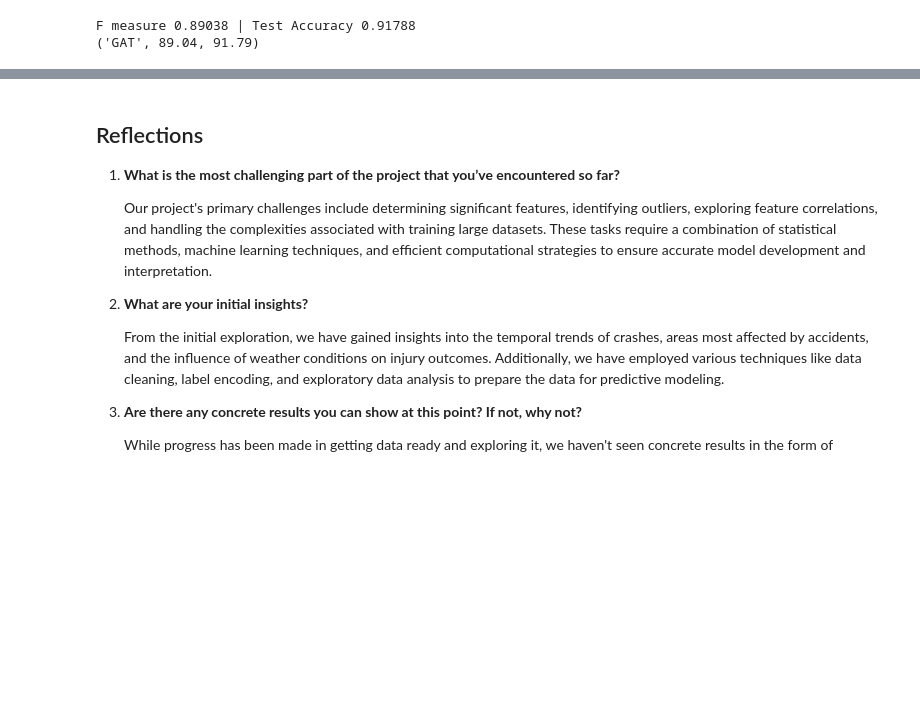
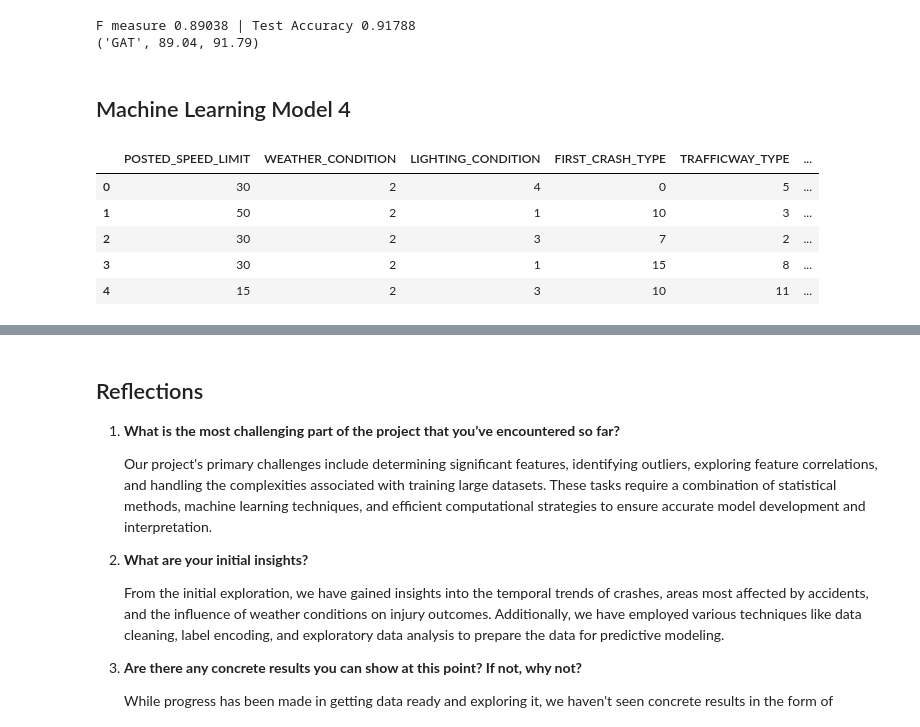
Before and after one commit to uic-cs418-traffic-crash-prediction/cs-418-traffic-crash-prediction, a Jupyter notebook: Crash_Prediction.ipynb, the cells around one changed output, grey strips where cells are left out. Saved outputs shown, nothing was run; the diff lists cells and outputs as text; code cells hidden in the pictures; blank space fills up the shorter version.

Commit message:
model 4 commit

```diff
--- a/Crash_Prediction.ipynb
+++ b/Crash_Prediction.ipynb
@@ -1118,3 +1118,8 @@ print(('GAT',) + res )
 [figure]
 F measure 0.89038 | Test Accuracy 0.91788
 ('GAT', 89.04, 91.79)
+# %% [markdown]
+## Machine Learning Model 4
+# %%
+X_cols = ['POSTED_SPEED_LIMIT', 'WEATHER_CONDITION', 'LIGHTING_CONDITION', 'FIRST_CRASH_TYPE', 'TRAFFICWAY_TYPE', 'ALIGNMENT', 'ROADWAY_SURFACE_COND', 'ROAD_DEFECT', 'SEC_CONTRIBUTORY_CAUSE', 'NUM_UNITS', 'INJURIES_FATAL', 'INJURIES_INCAPACITATING', 'INJURIES_NON_INCAPACITATING', 'CRASH_HOUR', 'LATITUDE', 'LONGITUDE']
+Y_cols = ['PRIM_CONTRIBUTORY_CAUSE']
@@ -1120,0 +1132,12 @@ F measure 0.89038 | Test Accuracy 0.91788
+# %%
+X_data = results_df_Crashes[X_cols]
+Y_data = results_df_Crashes[Y_cols]
+# %%
+X_data.head()
+# %% [output]
+|  | POSTED_SPEED_LIMIT | WEATHER_CONDITION | LIGHTING_CONDITION | FIRST_CRASH_TYPE | TRAFFICWAY_TYPE | ... |
+| 0 | 30 | 2 | 4 | 0 | 5 | ... |
+| 1 | 50 | 2 | 1 | 10 | 3 | ... |
+| 2 | 30 | 2 | 3 | 7 | 2 | ... |
+| 3 | 30 | 2 | 1 | 15 | 8 | ... |
+| 4 | 15 | 2 | 3 | 10 | 11 | ... |
```
Also changed, not shown: parts of 19 cells of this notebook.
